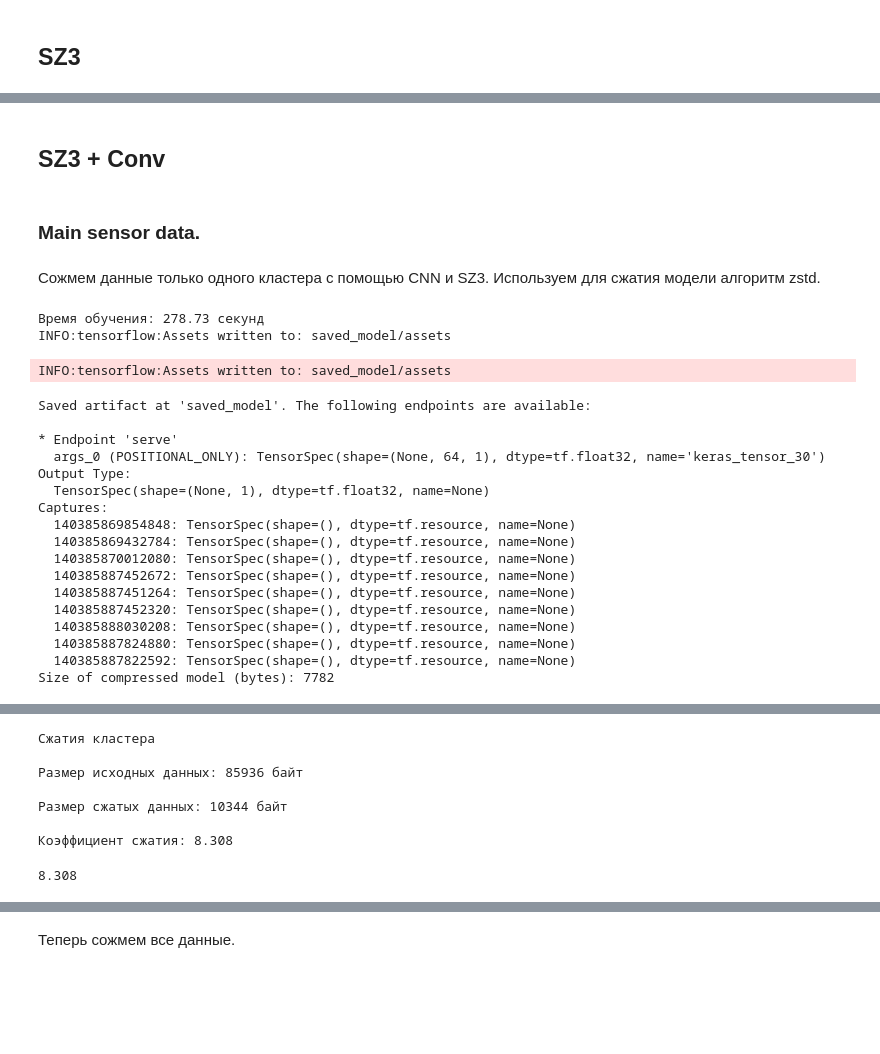
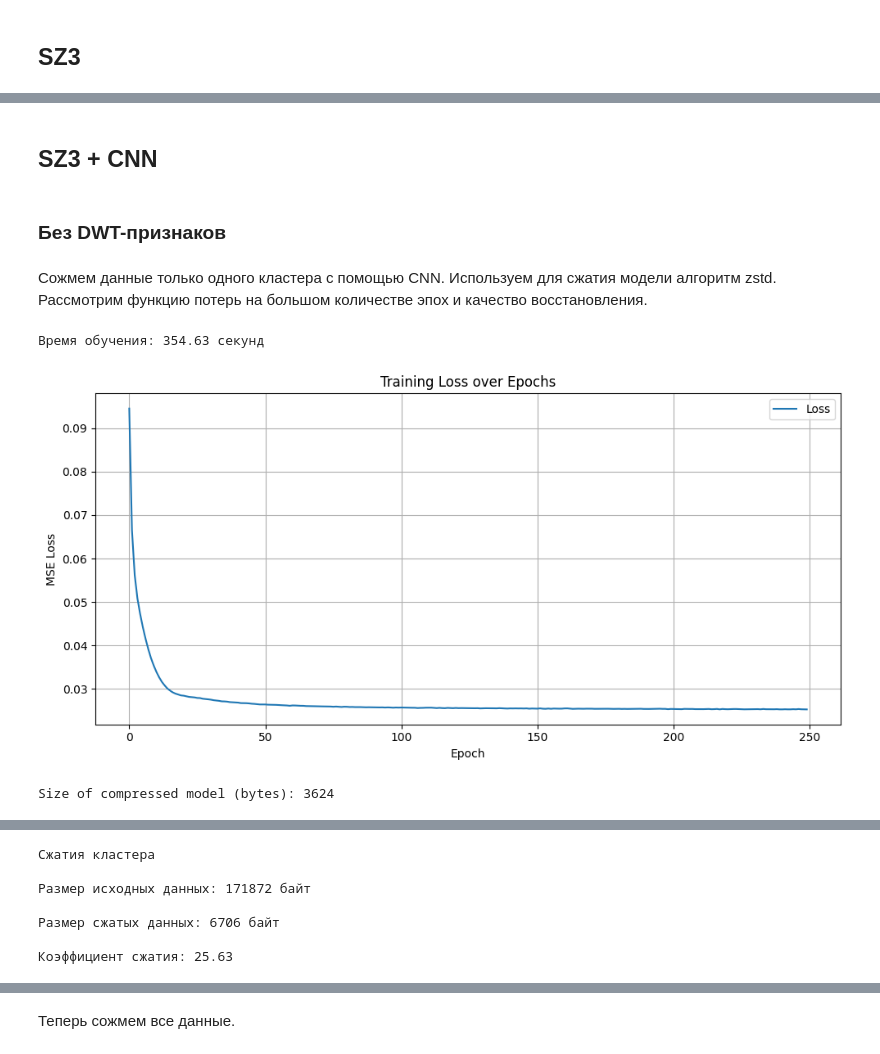
Before and after one commit to Romankkl03/compress_time_series, a Jupyter notebook: experiments.ipynb, the cells around one changed output, grey strips where cells are left out. Saved outputs shown, nothing was run; the diff lists cells and outputs as text; code cells hidden in the pictures; blank space fills up the shorter version.

```diff
--- a/experiments.ipynb
+++ b/experiments.ipynb
@@ -585,34 +341,17 @@ MAPE: 41.7 %
 # %% [markdown]
-## SZ3 + Conv
+## SZ3 + CNN
-# %% [markdown]
-### Main sensor data.
+# %% [markdown]
+### Без DWT-признаков
 # %% [markdown]
-Сожмем данные только одного кластера с помощью CNN и SZ3. Используем для сжатия модели алгоритм zstd.
+Сожмем данные только одного кластера с помощью CNN. Используем для сжатия модели алгоритм zstd. Рассмотрим функцию потерь на большом количестве эпох и качество восстановления.
 # %%
 cluster_enc = {}
-cluster_sensors = ['sensor_7', 'sensor_3']  #выделяем коррелирующие сенсоры
+cluster_sensors = ['sensor_0', 'sensor_4', 'sensor_3', 'sensor_5'] #выделяем коррелирующие сенсоры кластера
 cluster_enc[tuple(cluster_sensors)] = compress_cnn_cluster(df_wind[cluster_sensors], use_dwt=False,
-                                                           window_size=64, num_epochs=200, extra_layer=True,
-                                                           conv_filter=3, plot_flag=False,
+                                                           window_size=64, num_epochs=250, extra_layer=False,
+                                                           conv_filter=2, plot_flag=True,
                                                            er_abs_sz3=0.03,  model_compress="zstd")
 # %% [output]
-Время обучения: 278.73 секунд
-INFO:tensorflow:Assets written to: saved_model/assets
+Время обучения: 354.63 секунд
+[figure, added]
-INFO:tensorflow:Assets written to: saved_model/assets
+Size of compressed model (bytes): 3624
-Saved artifact at 'saved_model'. The following endpoints are available:
-
-* Endpoint 'serve'
-  args_0 (POSITIONAL_ONLY): TensorSpec(shape=(None, 64, 1), dtype=tf.float32, name='keras_tensor_30')
-Output Type:
-  TensorSpec(shape=(None, 1), dtype=tf.float32, name=None)
-Captures:
-  140385869854848: TensorSpec(shape=(), dtype=tf.resource, name=None)
-  140385869432784: TensorSpec(shape=(), dtype=tf.resource, name=None)
-  140385870012080: TensorSpec(shape=(), dtype=tf.resource, name=None)
-  140385887452672: TensorSpec(shape=(), dtype=tf.resource, name=None)
-  140385887451264: TensorSpec(shape=(), dtype=tf.resource, name=None)
-  140385887452320: TensorSpec(shape=(), dtype=tf.resource, name=None)
-  140385888030208: TensorSpec(shape=(), dtype=tf.resource, name=None)
-  140385887824880: TensorSpec(shape=(), dtype=tf.resource, name=None)
-  140385887822592: TensorSpec(shape=(), dtype=tf.resource, name=None)
-Size of compressed model (bytes): 7782
@@ -627,15 +358,14 @@ W0000 00:00:1747244562.699773 2776956 tf_tfl_flatbuffer_helpers.cc:393] Ignored
 # %%
 print('Сжатия кластера \n')
-get_compress_info_cnn_sz3(df_wind[cluster_sensors], cluster_enc)
+comp = get_compress_info_cnn_sz3(df_wind[cluster_sensors], cluster_enc)
 # %% [output]
 Сжатия кластера
 
-Размер исходных данных: 85936 байт
+Размер исходных данных: 171872 байт
 
-Размер сжатых данных: 10344 байт
+Размер сжатых данных: 6706 байт
 
-Коэффициент сжатия: 8.308
+Коэффициент сжатия: 25.63
-8.308
 # %%
 dec_cluster_df = decomress_cnn_sz3(cluster_enc, (5371,), use_dwt=False, model_compress="zstd")
 dec_cluster_df = dec_cluster_df.sort_index(axis=1)
```
Also changed, not shown: parts of 123 cells of this notebook, 15 other files.
